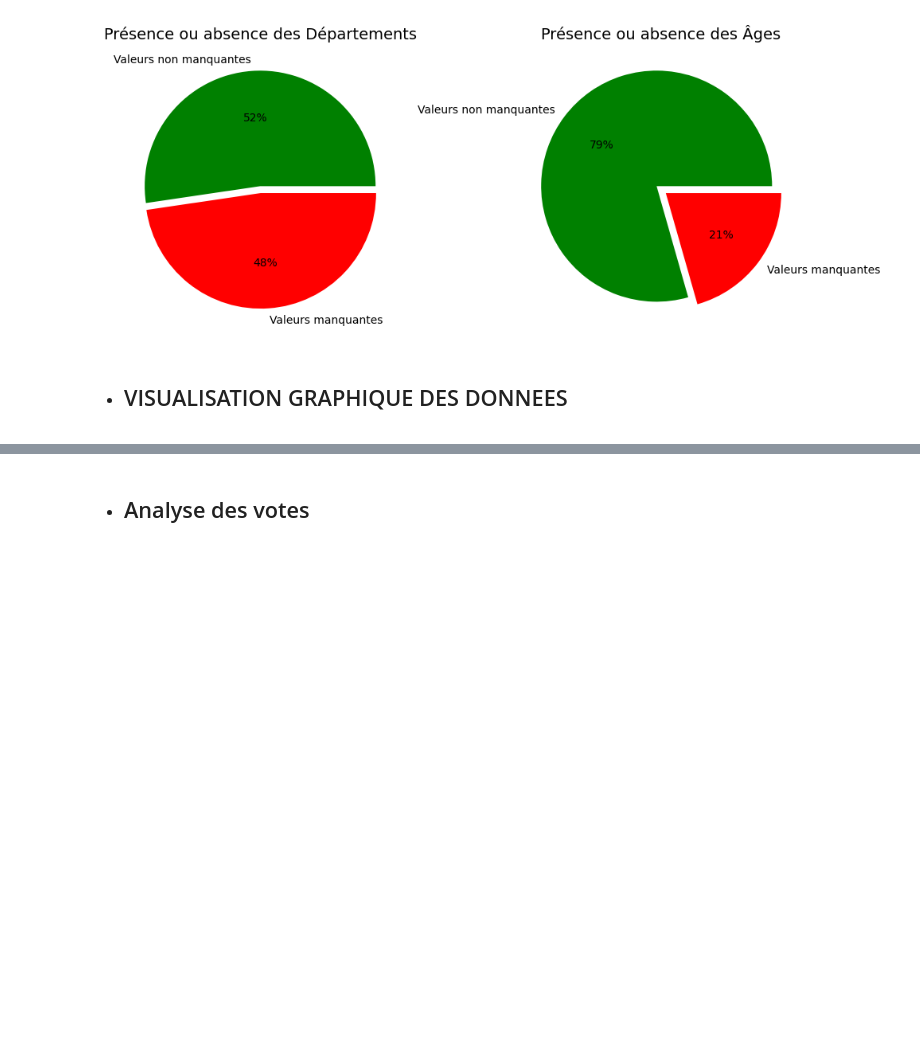
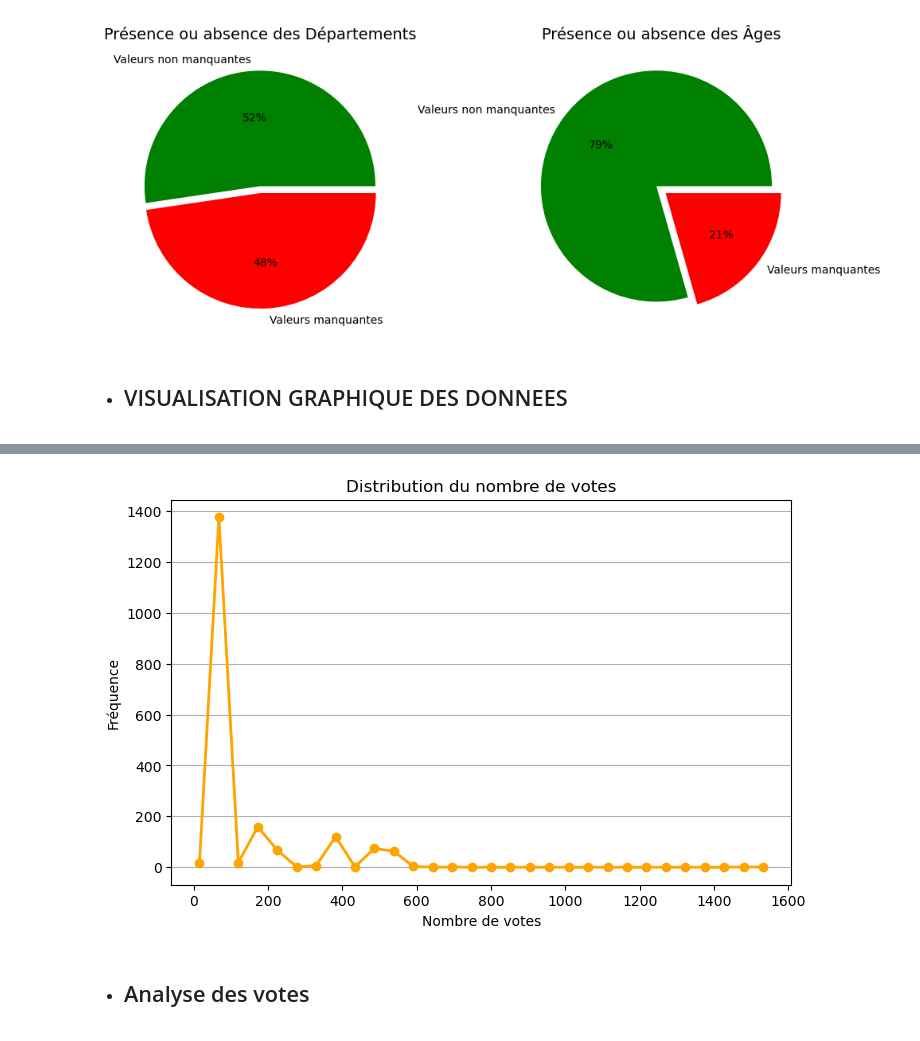
Before and after one commit to konanleger/PROJET-STATISTIQUE-DES-PROS, a Jupyter notebook: projet_stat.ipynb, the cells around one changed output, grey strips where cells are left out. Cells and saved outputs as stored; diff of their text form; code cells hidden in the pictures; blank space fills up the shorter version.

```diff
--- a/projet_stat.ipynb
+++ b/projet_stat.ipynb
@@ -221,3 +216,27 @@ Passing `palette` without assigning `hue` is deprecated and will be removed in v
+# %%
+values = data['Nb de votes'].dropna()  # Supprimer les valeurs manquantes
+
+counts, bin_edges = np.histogram(values, bins=30)  # Obtenir les fréquences et les bords des bins
+
+
+
+# Tracer le graphique de type ligne
+
+plt.figure(figsize=(8, 5))
+
+plt.plot(bin_edges[:-1], counts, marker='o', color='orange', linestyle='-', linewidth=2, markersize=6)
+
+plt.title("Distribution du nombre de votes")
+
+plt.xlabel("Nombre de votes")
+
+plt.ylabel("Fréquence")
+
+plt.grid(axis='y')
+
+plt.show()
+# %% [output]
+[figure, added]
 # %% [markdown]
 * ## Analyse des votes
 # %%
```
Also changed, not shown: parts of 48 cells of this notebook.
